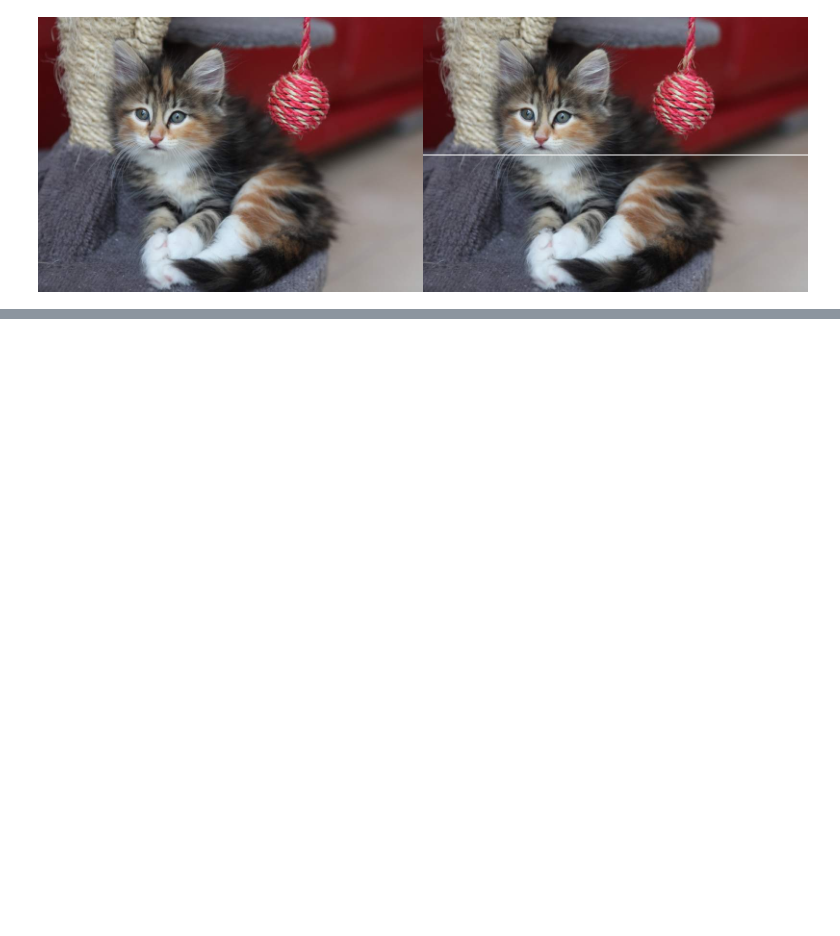
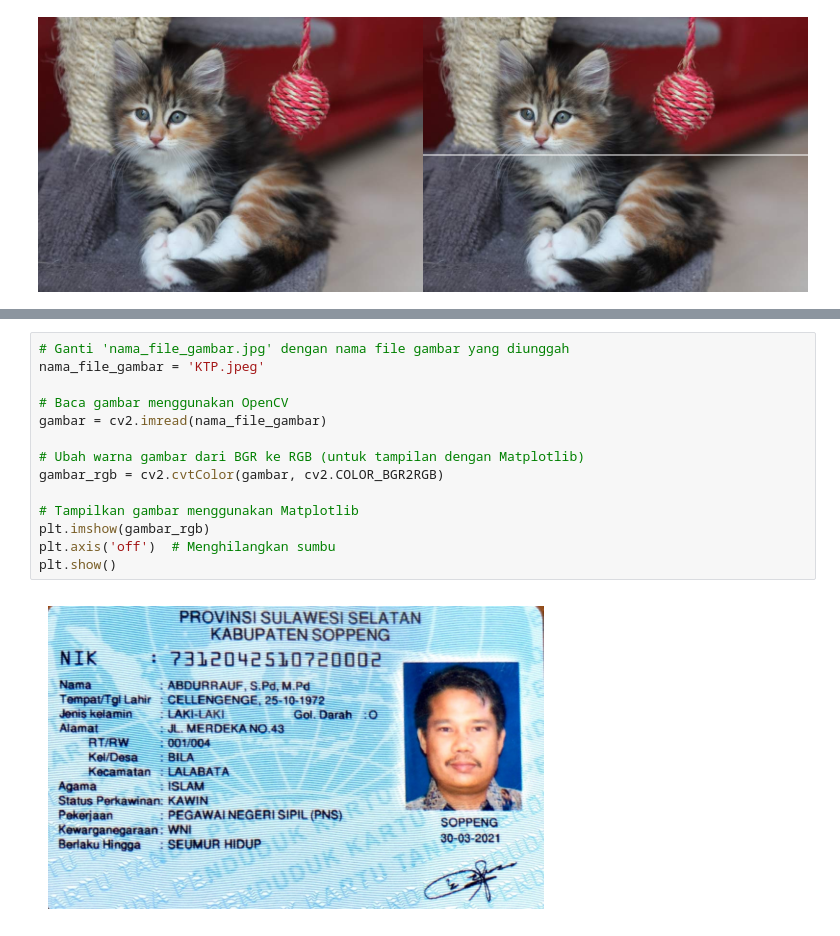
Before and after one commit to mafazann/PCVK_Ganjil_2023, a Jupyter notebook: Week1.ipynb, the cells around one changed output, grey strips where cells are left out. Saved outputs shown, nothing was run; the diff lists cells and outputs as text; blank space fills up the shorter version.

```diff
--- a/Week1.ipynb
+++ b/Week1.ipynb
@@ -89,0 +209,16 @@ rendah!
+# %%
+# Ganti 'nama_file_gambar.jpg' dengan nama file gambar yang diunggah
+nama_file_gambar = 'KTP.jpeg'
+
+# Baca gambar menggunakan OpenCV
+gambar = cv2.imread(nama_file_gambar)
+
+# Ubah warna gambar dari BGR ke RGB (untuk tampilan dengan Matplotlib)
+gambar_rgb = cv2.cvtColor(gambar, cv2.COLOR_BGR2RGB)
+
+# Tampilkan gambar menggunakan Matplotlib
+plt.imshow(gambar_rgb)
+plt.axis('off')  # Menghilangkan sumbu
+plt.show()
+# %% [output]
+[figure, added]
```
Also changed, not shown: parts of 8 cells of this notebook.
